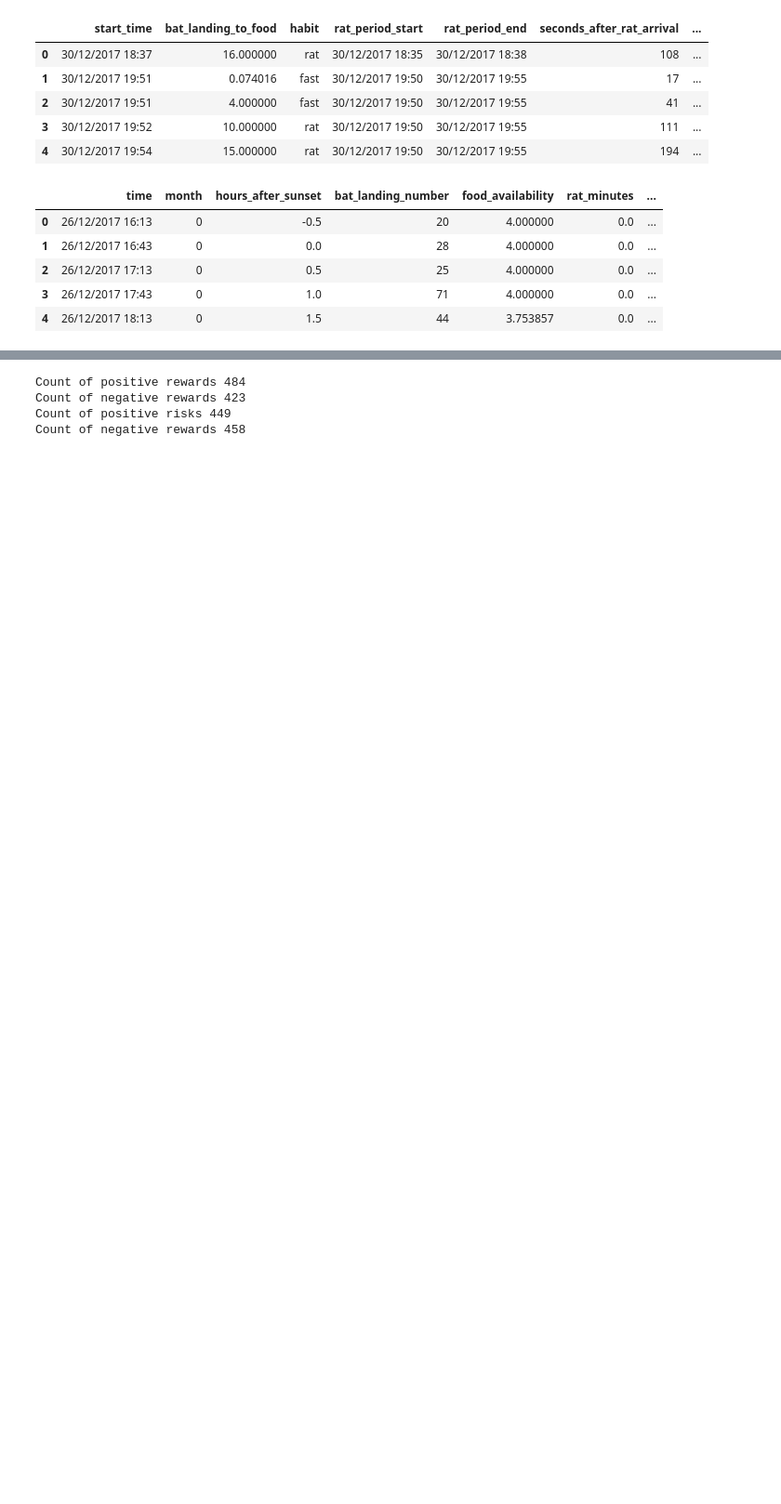
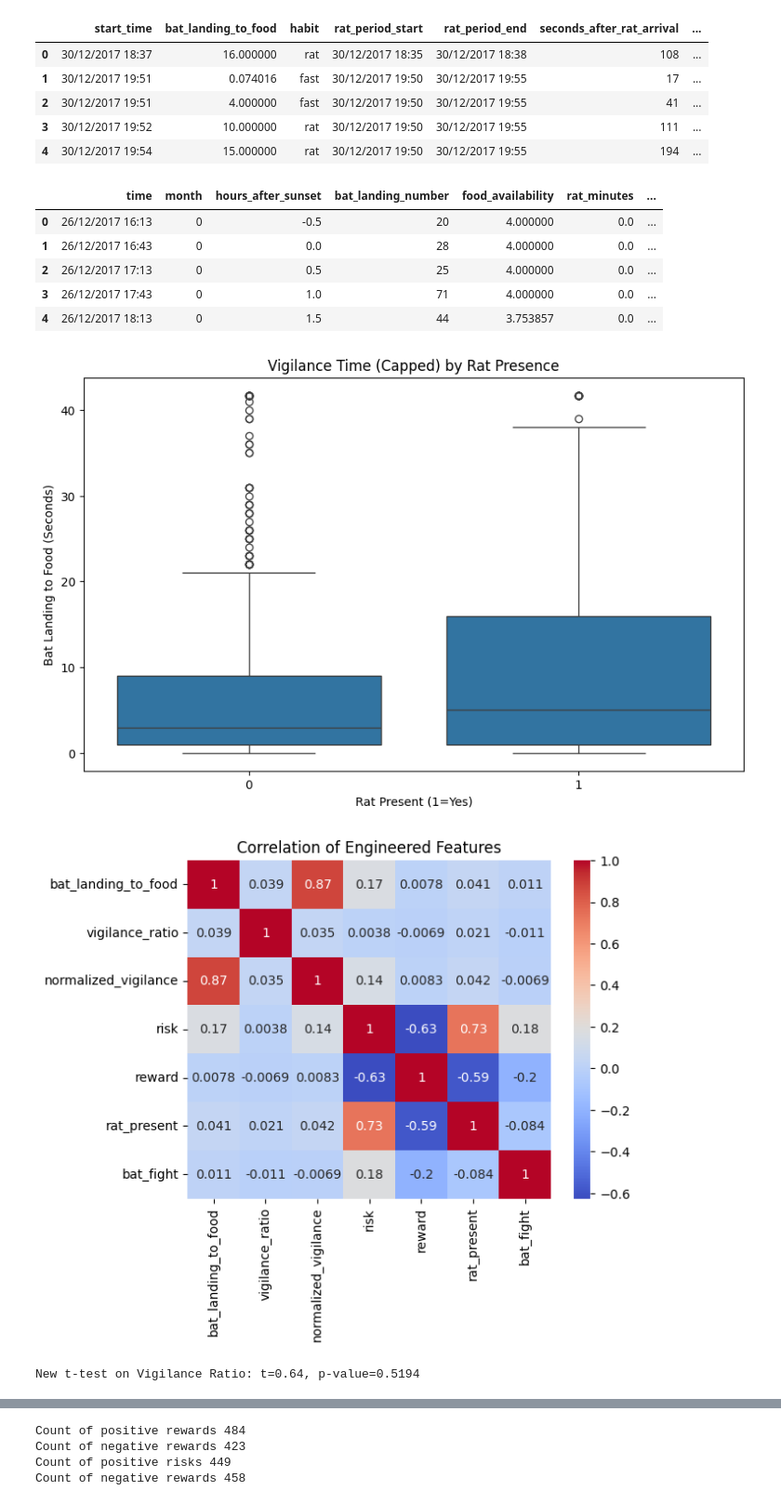
Before and after one commit to Roshan54321/Foundations_of_Data_Science_Assignment_2, a Jupyter notebook: assessment2.ipynb, the cells around one changed output, grey strips where cells are left out. Shown at 93% size. Drawn from its saved outputs; the diff is of its cells as text; code cells hidden in the pictures; blank space fills up the shorter version.

```diff
--- a/assessment2.ipynb
+++ b/assessment2.ipynb
@@ -49,3 +49,41 @@ refined_dataset1["end_time"] = refined_dataset1["start_time"] + pd.to_timedelta(
 # calculated the time between rat landing and bat goes to food
 refined_dataset1["rat_landing_to_bat_food"] = refined_dataset1["seconds_after_rat_arrival"] + refined_dataset1["bat_landing_to_food"]
 refined_dataset1["rat_stay"] = (refined_dataset1["rat_period_end"] - refined_dataset1["rat_period_start"]).dt.total_seconds()
+# %%
+# After Assessment 2 - For better Feature Engineering as per feedback
+# Binary features from 'habit'
+refined_dataset1['rat_present'] = refined_dataset1['habit'].str.contains('rat', case=False, na=False).astype(int)  # 1 if rat mentioned
+refined_dataset1['bat_fight'] = refined_dataset1['habit'].str.contains('fight|bat_fight', case=False, na=False).astype(int)  # Proxy for avoidance
+refined_dataset1['eating_success'] = refined_dataset1['habit'].str.contains('pick|eat|fast', case=False, na=False).astype(int)  # 1 if successful forage
+
+# Time-based features
+refined_dataset1['vigilance_ratio'] = refined_dataset1['bat_landing_to_food'] / (refined_dataset1['seconds_after_rat_arrival'] + 1e-6) # Avoid division by zero
+refined_dataset1['normalized_vigilance'] = refined_dataset1['bat_landing_to_food'] / (refined_dataset1['hours_after_sunset'] + 1)  # Normalize by time of night
+
+# Handle outliers remove top 5% of bat_landing_to_food
+percentile_95 = refined_dataset1['bat_landing_to_food'].quantile(0.95)
+refined_dataset1['bat_landing_to_food_capped'] = refined_dataset1['bat_landing_to_food'].clip(upper=percentile_95)
+
+# Visualizations for descriptive analysis
+plt.figure(figsize=(10, 6))
+sns.boxplot(x='rat_present', y='bat_landing_to_food_capped', data=refined_dataset1)
+plt.title('Vigilance Time (Capped) by Rat Presence')
+plt.xlabel('Rat Present (1=Yes)')
+plt.ylabel('Bat Landing to Food (Seconds)')
+plt.show()
+
+# Correlation heatmap for new features
+corr_features = refined_dataset1[['bat_landing_to_food', 'vigilance_ratio', 'normalized_vigilance', 'risk', 'reward', 'rat_present', 'bat_fight']]
+sns.heatmap(corr_features.corr(), annot=True, cmap='coolwarm')
+plt.title('Correlation of Engineered Features')
+plt.show()
+
+# Re-run t-test on new feature (vigilance_ratio) for better insight
+with_rats_ratio = refined_dataset1[refined_dataset1['rat_present'] == 1]['vigilance_ratio'].dropna()
+without_rats_ratio = refined_dataset1[refined_dataset1['rat_present'] == 0]['vigilance_ratio'].dropna()
+t_stat_ratio, p_val_ratio = stats.ttest_ind(with_rats_ratio, without_rats_ratio)
+print(f"New t-test on Vigilance Ratio: t={t_stat_ratio:.2f}, p-value={p_val_ratio:.4f}")
+# %% [output]
+[figure, added]
+[figure, added]
+New t-test on Vigilance Ratio: t=0.64, p-value=0.5194
```
Also changed, not shown: parts of 6 cells of this notebook.
